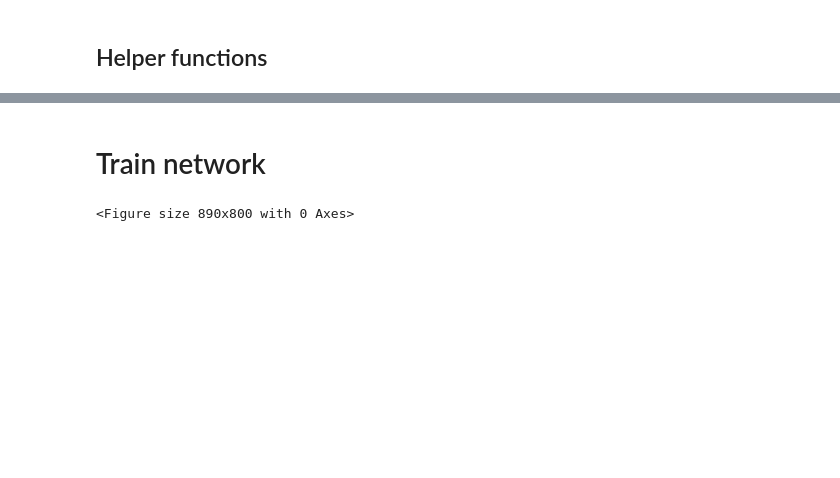
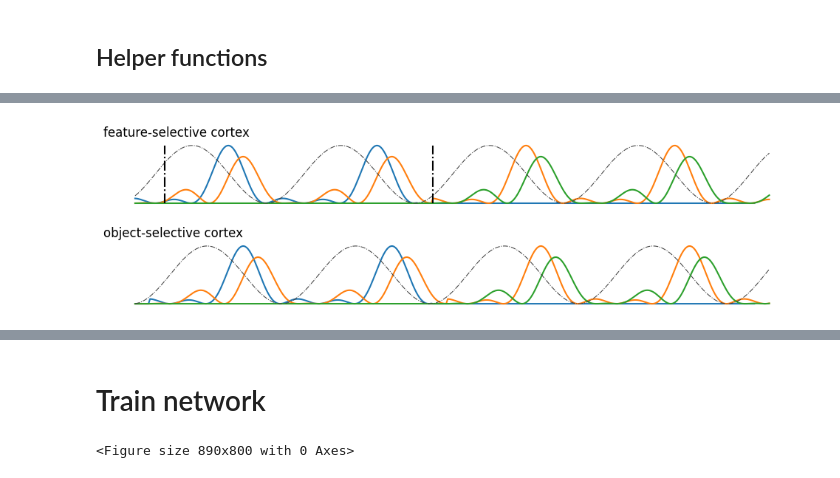
Before and after one commit to katduecker/dnn_osci, a Jupyter notebook: DynNN_figures_thesis.ipynb, the cells around one changed output, grey strips where cells are left out. Saved outputs shown, nothing was run; the diff lists cells and outputs as text; code cells hidden in the pictures; blank space fills up the shorter version.

```diff
--- a/DynNN_figures_thesis.ipynb
+++ b/DynNN_figures_thesis.ipynb
@@ -215,0 +239,47 @@ plt.imshow(x_train[0,:,:28,0:28].squeeze().numpy())
+# %%
+## Concept figure life
+
+timevec = np.linspace(0,1,1000)
+plt.rcParams["figure.figsize"] = (10,3)
+
+
+fig, axs = plt.subplots(2,1)
+
+stim1 = 0.5*np.sin(2*np.pi*timevec*20)+0.5
+stim2 = 0.45*np.sin(2*np.pi*timevec*20-np.pi/2)+0.45
+alpha = 0.5*np.sin(2*np.pi*timevec*10+np.pi+np.pi/3-np.pi/100*10)+0.5
+alpha_plot =0.5*np.cos(2*np.pi*timevec*10+np.pi+np.pi/3-np.pi/100*10)+0.5
+
+s1 = stim1*alpha;
+s11 = np.concatenate((s1[:190],np.zeros(227,)))
+s2 = stim2*alpha;
+s21 = np.concatenate((s2[:200],s1[0:227]))
+s31 =  np.concatenate((np.zeros(200,),s2[:227]))
+
+axs[0].plot(timevec[:s11.shape[0]],s11)
+axs[0].plot(timevec[:s21.shape[0]],s21)
+axs[0].plot(timevec[:s31.shape[0]],s31)
+axs[0].plot(timevec[:s31.shape[0]],alpha_plot[:s31.shape[0]],color=[0.25,0.25,0.25],linestyle='-.',linewidth=0.75)
+
+axs[0].axis('off')
+axs[0].plot(np.tile(0.2,(100,)),np.linspace(0,1,100),color='k',linestyle='-.')
+axs[0].plot(np.tile(0.02,(100,)),np.linspace(0,1,100),color='k',linestyle='-.')
+
+axs[0].set_title('feature-selective cortex',loc='left')
+
+s12 = np.concatenate((np.zeros(10,),s11[:-10]))
+s22 = np.concatenate((np.zeros(10,),s21[:-10]))
+s32 = np.concatenate((np.zeros(10,),s31[:-10]))
+
+axs[1].plot(timevec[:s12.shape[0]],s12)
+axs[1].plot(timevec[:s22.shape[0]],s22)
+axs[1].plot(timevec[:s32.shape[0]],s32)
+axs[1].axis('off')
+axs[1].set_title('object-selective cortex',loc='left')
+alpha_plot =0.5*np.cos(2*np.pi*timevec*10+np.pi+np.pi/3-np.pi/100*30)+0.5
+
+axs[1].plot(timevec[:s22.shape[0]],alpha_plot[:s22.shape[0]],color=[0.25,0.25,0.25],linestyle='-.',linewidth=0.75)
+
+fig.tight_layout(pad=2)
+# %% [output]
+[figure, added]
```
Also changed, not shown: parts of 9 cells of this notebook.
